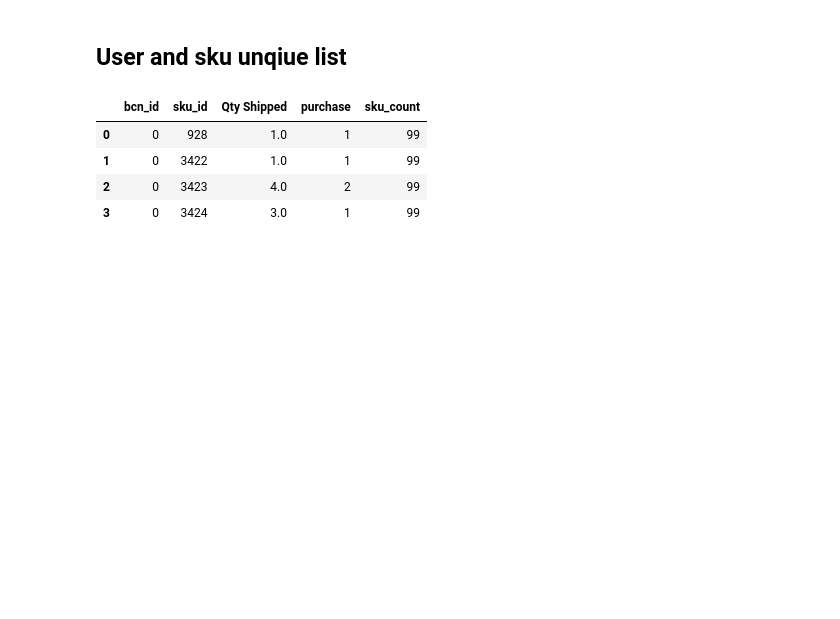
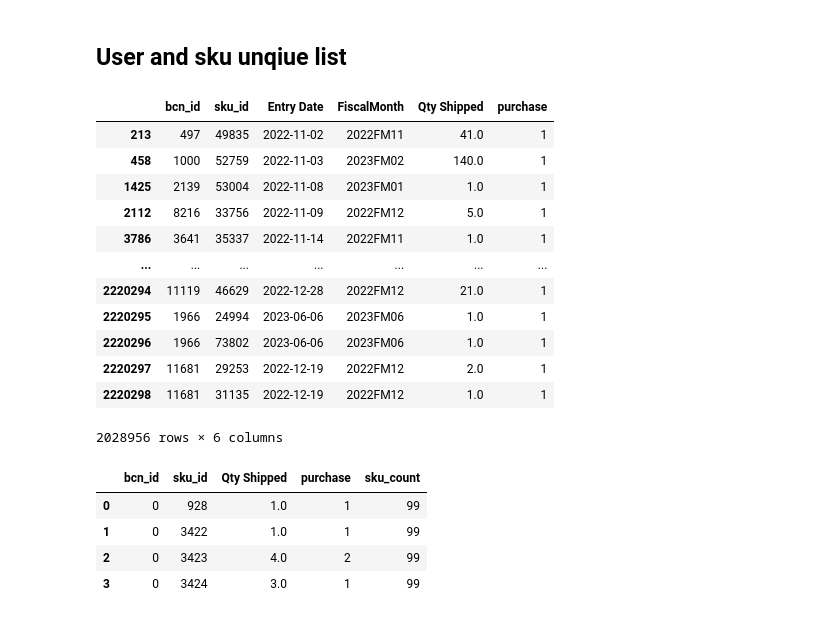
Before and after one commit to vincm1/RecSys_Implicit, a Jupyter notebook: Alternating_Least_Squares_(ALS)_&_Bayesian_Personalized_Ranking_(BPR).ipynb, the cells around one changed output. Drawn from its saved outputs; the diff is of its cells as text; code cells hidden in the pictures; blank space fills up the shorter version.

```diff
--- a/Alternating_Least_Squares_(ALS)_&_Bayesian_Personalized_Ranking_(BPR).ipynb
+++ b/Alternating_Least_Squares_(ALS)_&_Bayesian_Personalized_Ranking_(BPR).ipynb
@@ -107,6 +110,22 @@ df['bcn_id'] = df['BranchCustomerNbr'].cat.codes
 df['sku_id'] = df['Sku'].cat.codes
 # %%
 df_2 = df[["bcn_id","sku_id", "Entry Date", "FiscalMonth", "Qty Shipped", "purchase"]].copy()
+# %%
+df_2
+# %% [output]
+|  | bcn_id | sku_id | Entry Date | FiscalMonth | Qty Shipped | purchase |
+| 213 | 497 | 49835 | 2022-11-02 | 2022FM11 | 41.0 | 1 |
+| 458 | 1000 | 52759 | 2022-11-03 | 2023FM02 | 140.0 | 1 |
+| 1425 | 2139 | 53004 | 2022-11-08 | 2023FM01 | 1.0 | 1 |
+| 2112 | 8216 | 33756 | 2022-11-09 | 2022FM12 | 5.0 | 1 |
+| 3786 | 3641 | 35337 | 2022-11-14 | 2022FM11 | 1.0 | 1 |
+| ... | ... | ... | ... | ... | ... | ... |
+| 2220294 | 11119 | 46629 | 2022-12-28 | 2022FM12 | 21.0 | 1 |
+| 2220295 | 1966 | 24994 | 2023-06-06 | 2023FM06 | 1.0 | 1 |
+| 2220296 | 1966 | 73802 | 2023-06-06 | 2023FM06 | 1.0 | 1 |
+| 2220297 | 11681 | 29253 | 2022-12-19 | 2022FM12 | 2.0 | 1 |
+| 2220298 | 11681 | 31135 | 2022-12-19 | 2022FM12 | 1.0 | 1 |
+2028956 rows × 6 columns
 # %%
 grouped_df = df_2.groupby(['bcn_id', 'sku_id']).agg({
     'Qty Shipped': 'sum',
```
Also changed, not shown: parts of 48 cells of this notebook.
